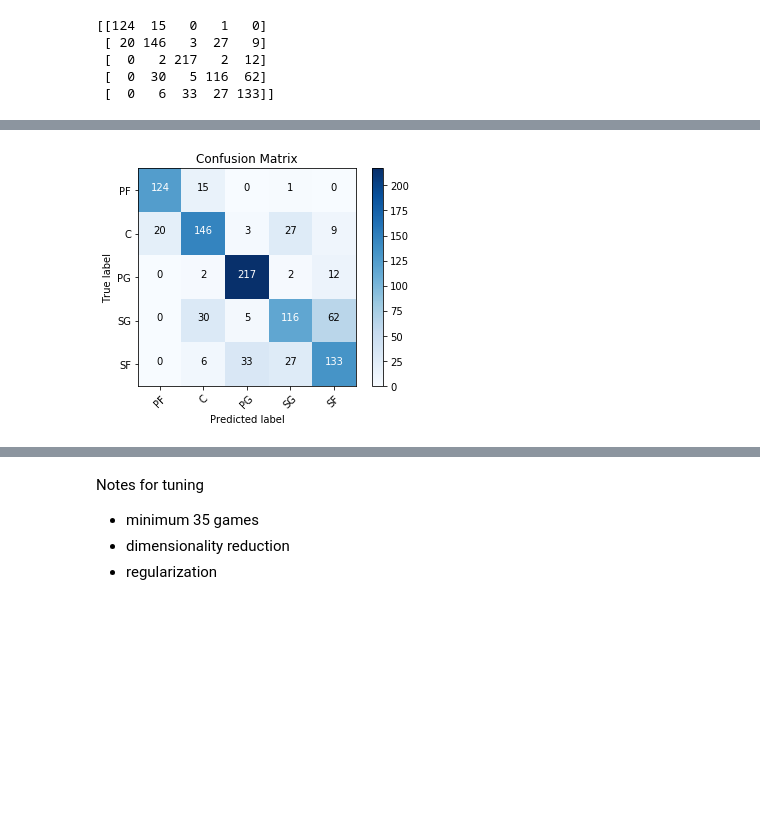
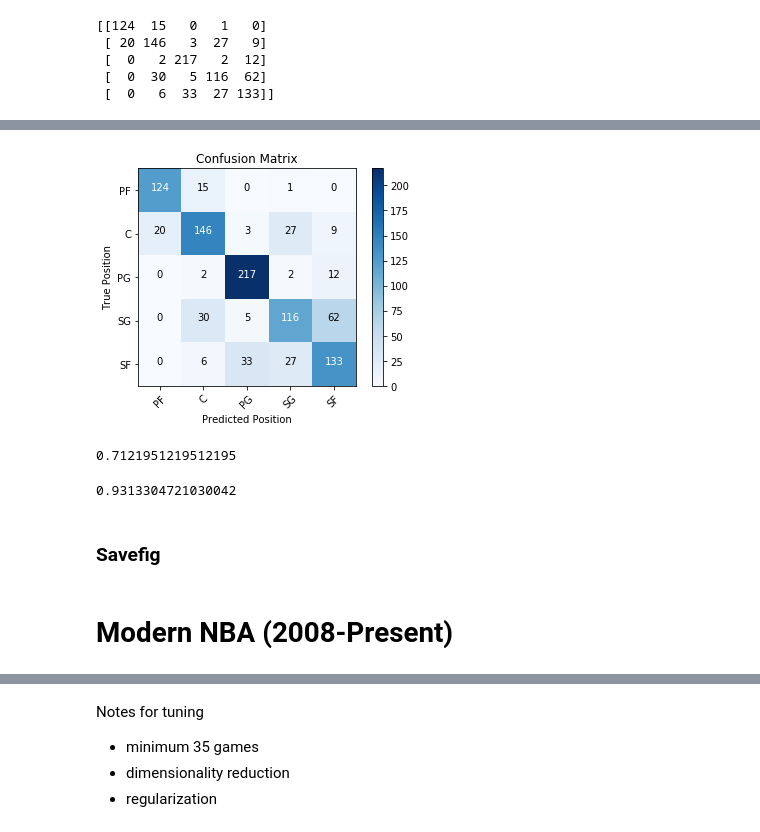
Before and after one commit to chum46/AI-Scout-Pro-Basketball, a Jupyter notebook: notebooks/exploratory/FSM.ipynb, the cells around one changed output, grey strips where cells are left out. Saved outputs shown, nothing was run; the diff lists cells and outputs as text; code cells hidden in the pictures; blank space fills up the shorter version.

```diff
--- a/notebooks/exploratory/FSM.ipynb
+++ b/notebooks/exploratory/FSM.ipynb
@@ -207,3 +217,5 @@ LogisticRegression(C=1000000000000.0, class_weight=None, dual=False,
 y_hat_train = lr.predict(X_train)
 y_hat_test = lr.predict(X_test)
 y_hat_test_proba = lr.predict_proba(X_test)
+# %%
+y_hat_test= pd.Series(y_hat_test)
@@ -223,28 +257,40 @@ print(cnf_matrix)
 # %%
 import numpy as np
 import itertools
 import matplotlib.pyplot as plt
 %matplotlib inline
 
 plt.imshow(cnf_matrix,  cmap=plt.cm.Blues)
 
 # Add title and axis labels
 plt.title('Confusion Matrix')
-plt.ylabel('True label')
-plt.xlabel('Predicted label')
+plt.ylabel('True Position')
+plt.xlabel('Predicted Position')
 
 class_names = set(y)
 tick_marks = np.arange(len(class_names))
 plt.xticks(tick_marks, class_names, rotation=45)
 plt.yticks(tick_marks, class_names)
 
 thresh = cnf_matrix.max() / 2.
 for i, j in itertools.product(range(cnf_matrix.shape[0]), range(cnf_matrix.shape[1])):
         plt.text(j, i, cnf_matrix[i, j],
                  horizontalalignment='center',
                  color='white' if cnf_matrix[i, j] > thresh else 'black')
 
 plt.colorbar()
 plt.show()
 # %% [output]
-[figure, old version]
+[figure, new version]
+# %%
+# C
+146/(20+146+3+27+9)
+# %% [output]
+0.7121951219512195
+# %%
+# PG
+217/(2+217+2+12)
+# %% [output]
+0.9313304721030042
+# %% [markdown]
+### Savefig
@@ -250,0 +299,2 @@ plt.show()
+# %% [markdown]
+# Modern NBA (2008-Present)
```
Also changed, not shown: parts of 59 cells of this notebook, 1 other file.
